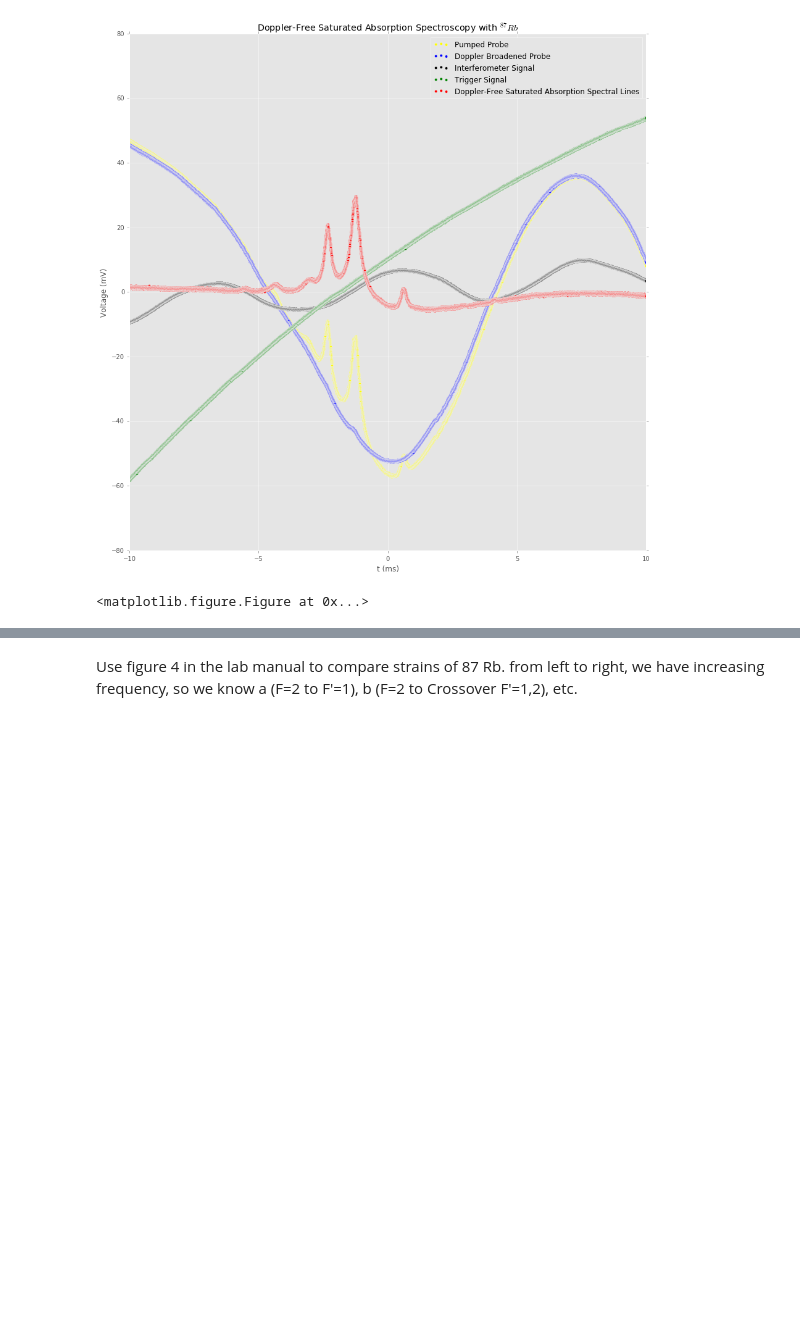
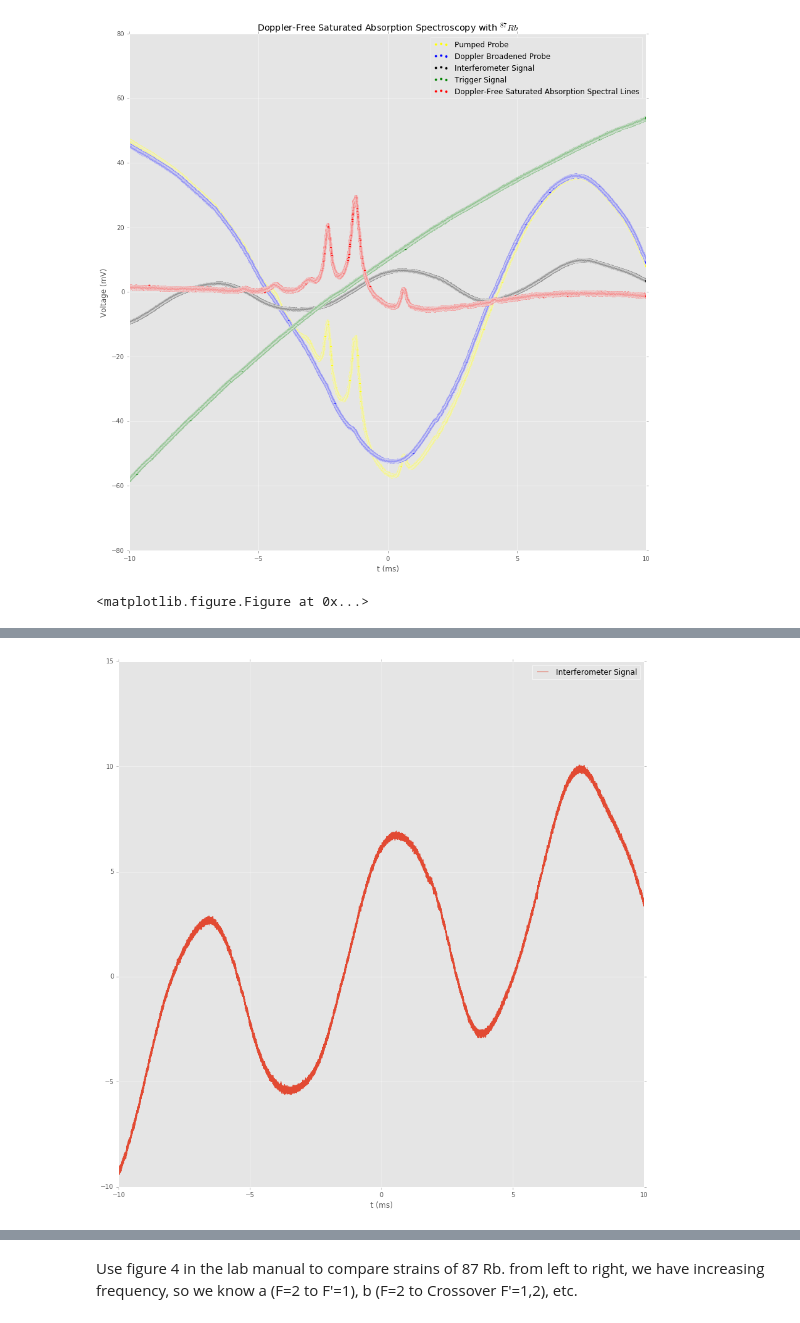
Before and after one commit to srgntcrane/gitLabBook, a Jupyter notebook: Laser_Spectroscopy/Laser Spectroscopy Lab Book.ipynb, the cells around one changed output, grey strips where cells are left out. Drawn from its saved outputs; the diff is of its cells as text; code cells hidden in the pictures; blank space fills up the shorter version.

```diff
--- a/Laser_Spectroscopy/Laser Spectroscopy Lab Book.ipynb
+++ b/Laser_Spectroscopy/Laser Spectroscopy Lab Book.ipynb
@@ -504,0 +469,92 @@ showPeaks(Rb87_2, 'Interferometer Signal', [[-10,-5], [0,5], [5,10]])
+# %%
+def cos_fit(t,a,T,t0,d):
+    return a*np.cos(2*np.pi*(t-t0)/T) + d*t
+
+def gaussian(x, A, sigma, x0, y0):
+    return A/(sigma*np.sqrt(2*np.pi))*np.exp(-(x-x0)**2/(2*sigma)**2)+y0
+
+def lorentzian(x, A, gamma, x0):
+    return A/(np.pi*gamma*(1 + ((x-x0)/gamma)**2))
+
+def zoom(dataset, lbound, rbound):
+    asarray = np.array(dataset['t (ms)'])
+    l_idx = np.searchsorted(asarray,lbound)
+    r_idx = np.searchsorted(asarray,rbound)
+    return dataset[l_idx:r_idx]
+
+def findPeaks(data, column):
+    idx = np.argmax(np.array(data[column]))
+    base = data.index[0]
+    return idx+base
+
+def showPeaks(data, column, boundList):
+    ax = data.plot(x = 't (ms)', figsize = (15,15))
+    for bounds in boundList:
+        zmData = zoom(data, bounds[0], bounds[1])
+        peakInd = findPeaks(zmData, column)
+        ymin, ymax = ax.get_ylim()
+        ax.vlines(x = zmData['t (ms)'].loc[peakInd], ymin=ymin, ymax = ymax-1)
+
+def getPeaks(data, column, boundList):
+    peaks = []
+    for bounds in boundList:
+        zmData = zoom(data, bounds[0], bounds[1])
+        peakInd = findPeaks(zmData, column)
+        peaks.append(zmData['t (ms)'].loc[peakInd])
+    return peaks
+
+def fringe_time(data, tCol, sigCol, guess):
+    best_vals, covar = curve_fit(cos_fit, data[tCol], data[sigCol], p0 = guess)
+    dT = best_vals[1]
+    errT = np.sqrt(np.diag(covar))[1]
+    choice = input("Would you like to see plot of signal vs fit? [y/n]: ")
+    if choice == 'y':
+        ax = data.plot(x = tCol,y= sigCol, figsize = (15,15))
+        ax.plot(data[tCol], cos_fit(data[tCol],*best_vals))
+        plt.show()
+
+    return dT, errT
+
+def FWHM_fit(data, tCol, sigCol, guess):
+    """
+    Returns FWHM of a gaussian (as given by FWHM = 2 sqrt(2*ln(2))*sigma) and its fit error
+    """
+    best_vals, covar = curve_fit(gaussian, data[tCol], data[sigCol], p0 = guess)
+    Sigma = best_vals[1]
+    errSigma = np.sqrt(np.diag(covar))[1]
+    choice = input("Would you like to see plot of signal vs fit? [y/n]: ")
+    if choice == 'y':
+        ax = data.plot(x = tCol,y= sigCol, figsize = (15,15))
+        ax.plot(data[tCol], gaussian(data[tCol],*best_vals))
+        plt.show()
+
+    return 2*np.sqrt(2*np.log(2))*Sigma, 2*np.sqrt(2*np.log(2))*errSigma
+
+
+Rb87_2.plot(x = 't (ms)', y = 'Interferometer Signal', figsize = (15,15))
+
+# testzm = zoom(Rb87_2,-10,-5)
+# testzm.plot(x = 't (ms)', figsize = (15,15))
+
+# ax = testzm.plot(x = 't (ms)',figsize = (12,15))
+# ymin, ymax = ax.get_ylim()
+
+# test = findPeaks(testzm,'Doppler-Free Saturated Absorption Spectral Lines (mV)')
+
+# print(testzm.index[0])
+
+# print(testzm.loc[test,:])
+
+# ymin, ymax = ax.get_ylim()
+
+# # print(testzm['t (ms)'].loc[test])
+
+# ax.vlines(x = testzm['t (ms)'].loc[test], ymin = ymin, ymax = ymax-1)
+
+# showPeaks(Rb87_2, 'Doppler-Free Saturated Absorption Spectral Lines (mV)', [[-7,-5], [-5,-4], [-3.2,-2.8], [-2.5,-2],[-1.5,-1],[0,2]])
+pks = getPeaks(Rb87_2, 'Interferometer Signal', [[-10,-5], [0,5], [5,10]])
+
+showPeaks(Rb87_2, 'Interferometer Signal', [[-10,-5], [0,5], [5,10]])
+print(pks)
+print(np.ediff1d(pks))
+# %% [output]
@@ -504,0 +563 @@ showPeaks(Rb87_2, 'Interferometer Signal', [[-10,-5], [0,5], [5,10]])
+[figure, added]
```
Also changed, not shown: parts of 8 cells of this notebook.
